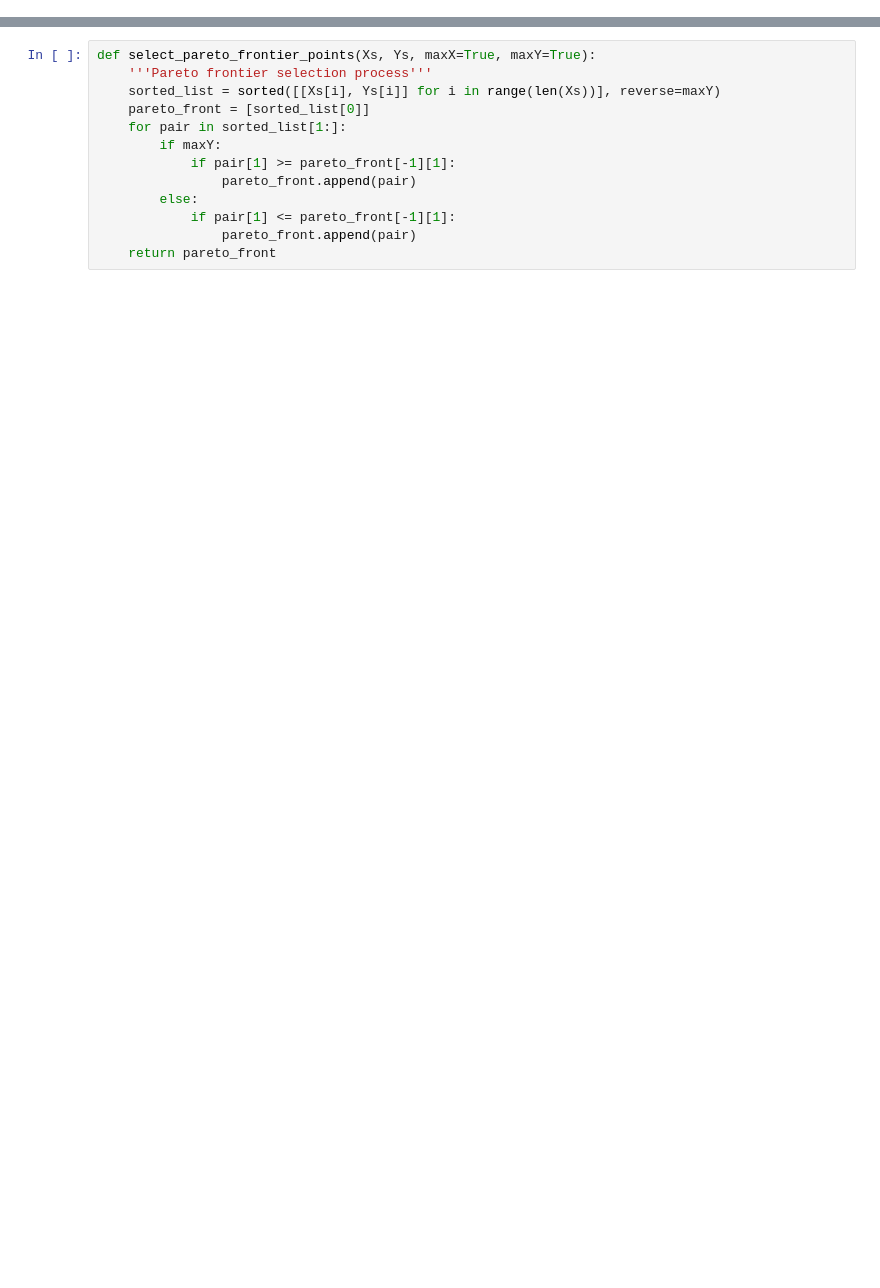
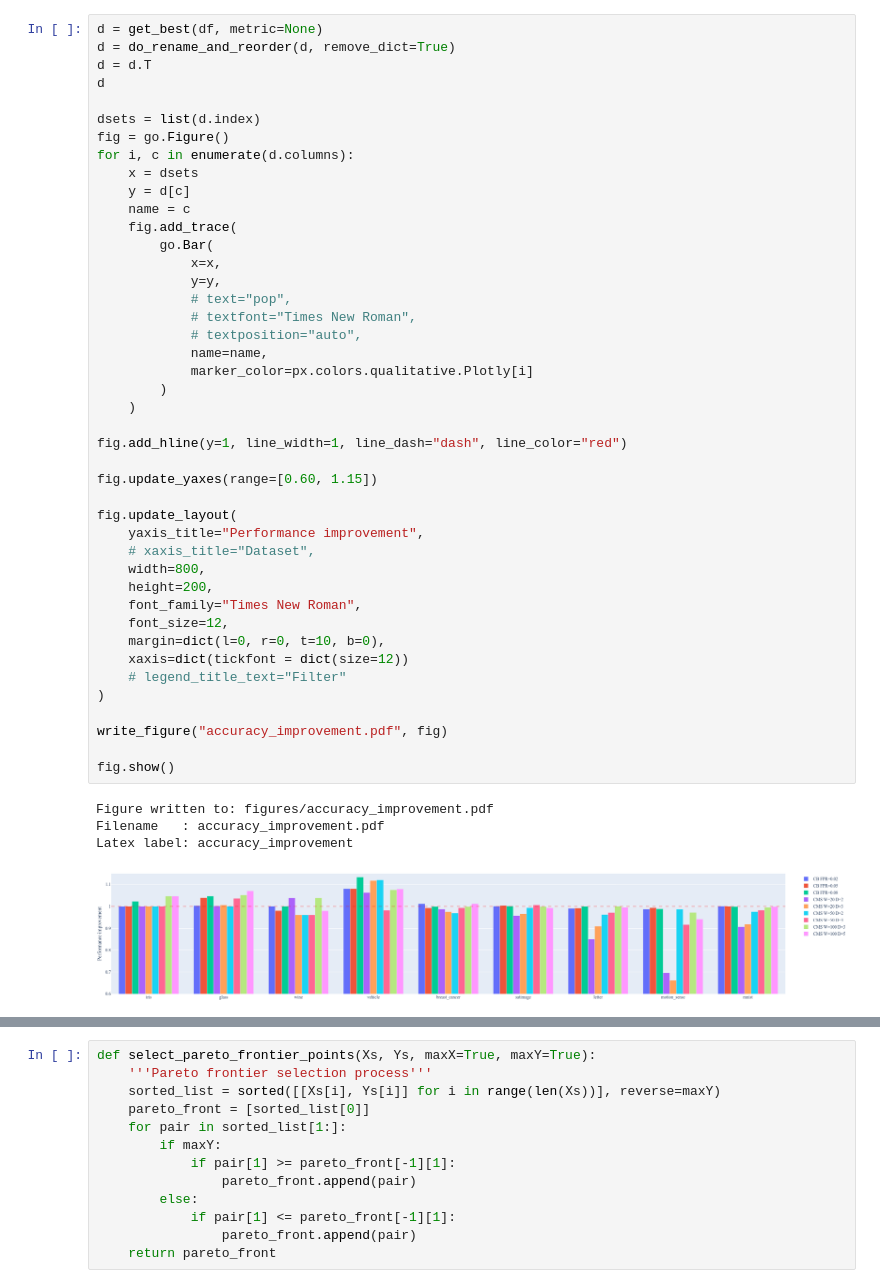
Before and after one commit to otavioon/wisardlib, a Jupyter notebook: experiments/results/process_results.ipynb, the cells around one changed output, grey strips where cells are left out. Saved outputs shown, nothing was run; the diff lists cells and outputs as text; blank space fills up the shorter version.

```diff
--- a/experiments/results/process_results.ipynb
+++ b/experiments/results/process_results.ipynb
@@ -71,0 +346,48 @@ df
+# %%
+d = get_best(df, metric=None)
+d = do_rename_and_reorder(d, remove_dict=True)
+d = d.T
+d
+
+dsets = list(d.index)
+fig = go.Figure()
+for i, c in enumerate(d.columns):
+    x = dsets
+    y = d[c]
+    name = c
+    fig.add_trace(
+        go.Bar(
+            x=x,
+            y=y,
+            # text="pop",
+            # textfont="Times New Roman",
+            # textposition="auto",
+            name=name,
+            marker_color=px.colors.qualitative.Plotly[i]
+        )
+    )
+
+fig.add_hline(y=1, line_width=1, line_dash="dash", line_color="red")
+
+fig.update_yaxes(range=[0.60, 1.15])
+
+fig.update_layout(
+    yaxis_title="Performance improvement",
+    # xaxis_title="Dataset",
+    width=800,
+    height=200,
+    font_family="Times New Roman",
+    font_size=12,
+    margin=dict(l=0, r=0, t=10, b=0),
+    xaxis=dict(tickfont = dict(size=12))
+    # legend_title_text="Filter"
+)
+
+write_figure("accuracy_improvement.pdf", fig)
+
+fig.show()
+# %% [output]
+Figure written to: figures/accuracy_improvement.pdf
+Filename   : accuracy_improvement.pdf
+Latex label: accuracy_improvement
+[figure, added]
```
Also changed, not shown: parts of 46 cells of this notebook, 35 other files.
